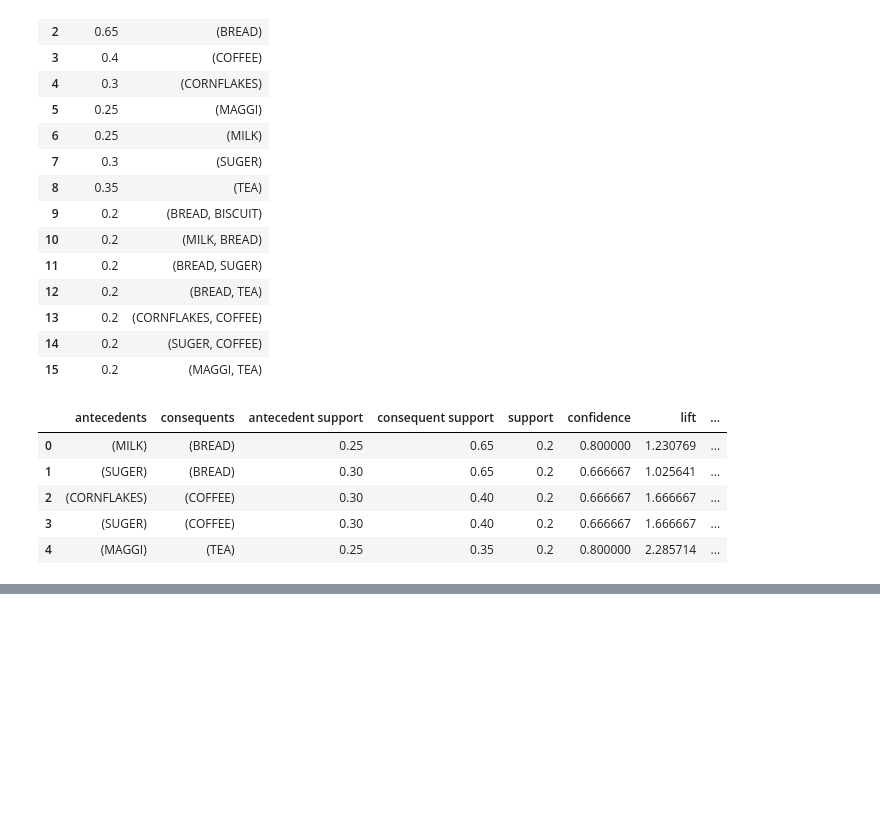
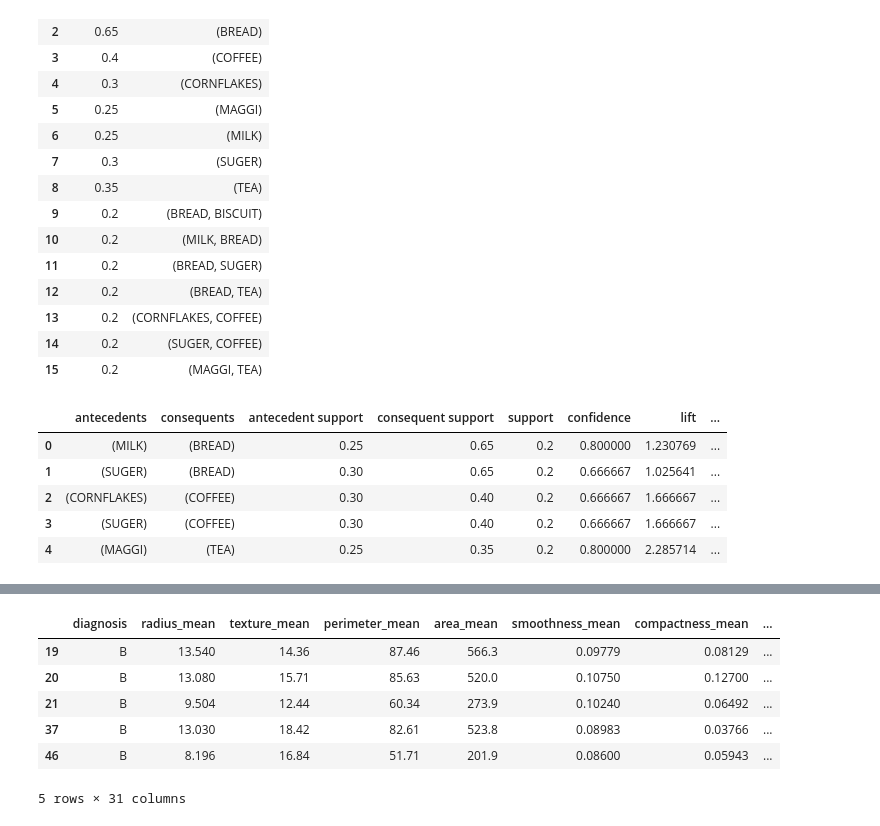
Before and after one commit to Praveenverma296/datascience, a Jupyter notebook: datascience_3.ipynb, the cells around one changed output, grey strips where cells are left out. Saved outputs shown, nothing was run; the diff lists cells and outputs as text; code cells hidden in the pictures; blank space fills up the shorter version.

```diff
--- a/datascience_3.ipynb
+++ b/datascience_3.ipynb
@@ -102,0 +173,11 @@ df_ar
+# %%
+B = dataset[dataset.diagnosis == "B"]
+B.head(5)
+# %% [output]
+|  | diagnosis | radius_mean | texture_mean | perimeter_mean | area_mean | smoothness_mean | compactness_mean | ... |
+| 19 | B | 13.540 | 14.36 | 87.46 | 566.3 | 0.09779 | 0.08129 | ... |
+| 20 | B | 13.080 | 15.71 | 85.63 | 520.0 | 0.10750 | 0.12700 | ... |
+| 21 | B | 9.504 | 12.44 | 60.34 | 273.9 | 0.10240 | 0.06492 | ... |
+| 37 | B | 13.030 | 18.42 | 82.61 | 523.8 | 0.08983 | 0.03766 | ... |
+| 46 | B | 8.196 | 16.84 | 51.71 | 201.9 | 0.08600 | 0.05943 | ... |
+5 rows × 31 columns
```
Also changed, not shown: parts of 14 cells of this notebook.
